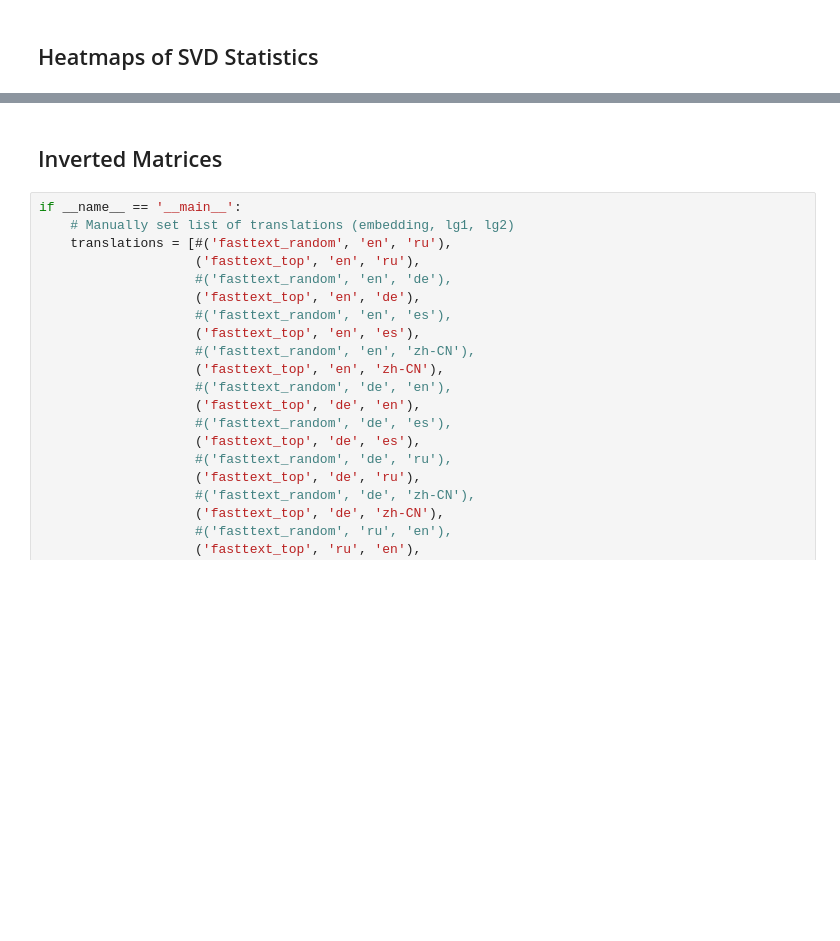
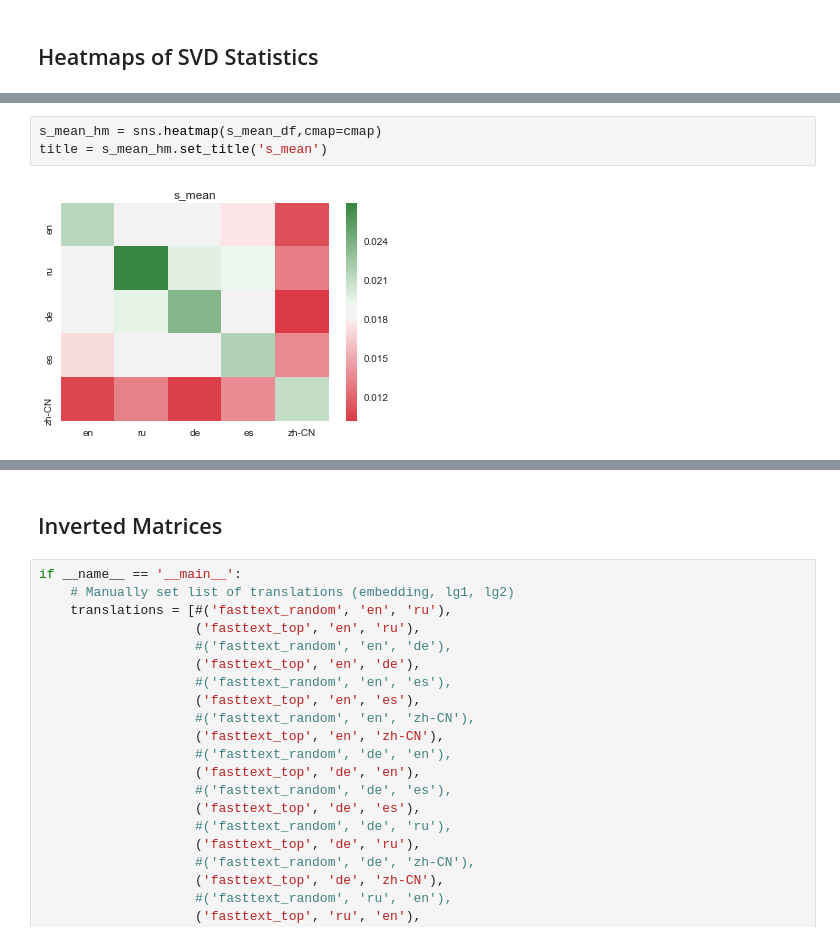
Before and after one commit to mike-tamir/IsomanticsWorkshop, a Jupyter notebook: code/SVD.ipynb, the cells around one changed output, grey strips where cells are left out. Saved outputs shown, nothing was run; the diff lists cells and outputs as text; blank space fills up the shorter version.

```diff
--- a/code/SVD.ipynb
+++ b/code/SVD.ipynb
@@ -791,0 +722,5 @@ AttributeError: 'NoneType' object has no attribute 'append'
+# %%
+s_mean_hm = sns.heatmap(s_mean_df,cmap=cmap)
+title = s_mean_hm.set_title('s_mean')
+# %% [output]
+[figure, added]
```
Also changed, not shown: parts of 13 cells of this notebook, 1 other file.
